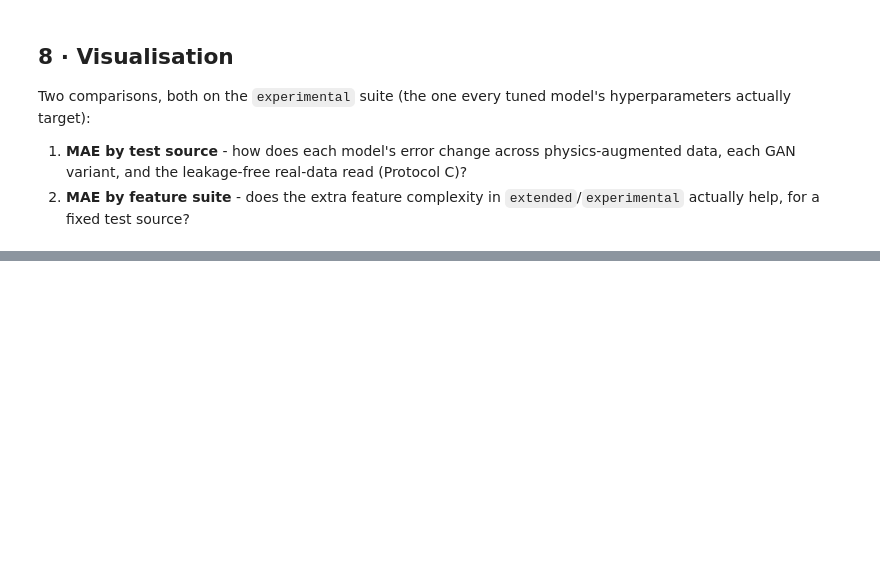
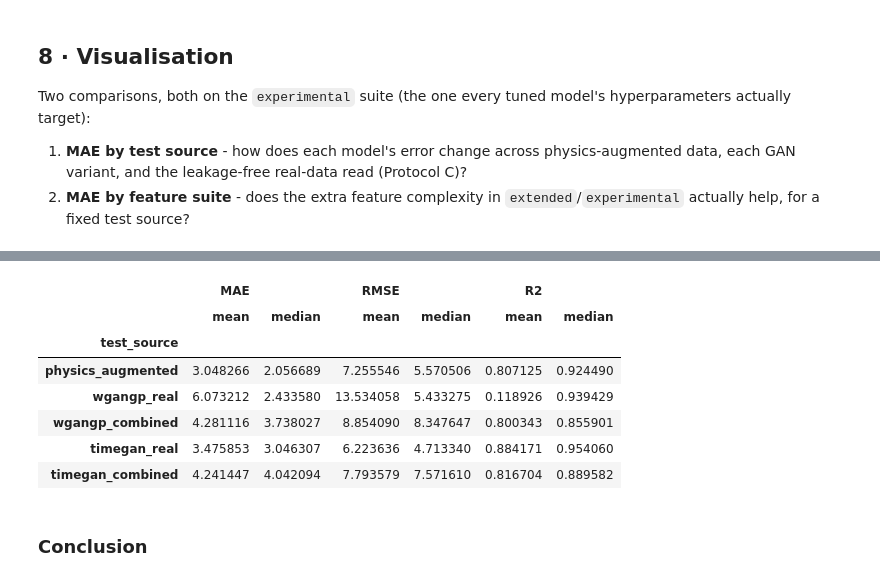
Before and after one commit to sorigh/pyocyanin-data-aug, a Jupyter notebook: notebooks/model_evaluation.ipynb, the cells around one changed output, grey strips where cells are left out. Cells and saved outputs as stored; diff of their text form; code cells hidden in the pictures; blank space fills up the shorter version.

```diff
--- a/notebooks/model_evaluation.ipynb
+++ b/notebooks/model_evaluation.ipynb
@@ -342,0 +408,21 @@ while) - a few questions the results above are set up to answer:
+# %%
+SYNTHETIC_SOURCES = ['physics_augmented', 'wgangp_real', 'wgangp_combined',
+                      'timegan_real', 'timegan_combined']
+
+synthetic_results = all_results[all_results['test_source'].isin(SYNTHETIC_SOURCES)]
+# experimental suite (what every tuned model targets) + cnn (no suite dimension)
+synthetic_exp = synthetic_results[(synthetic_results['suite'] == 'experimental') |
+                                   (synthetic_results['model'] == 'cnn')]
+
+fidelity_summary = (synthetic_exp.groupby('test_source')[['MAE', 'RMSE', 'R2']]
+                     .agg(['mean', 'median']).reindex(SYNTHETIC_SOURCES))
+fidelity_summary
+# %% [output]
+|  | MAE |  | RMSE |  | R2 |  |
+|  | mean | median | mean | median | mean | median |
+| test_source |  |  |  |  |  |  |
+| physics_augmented | 3.048266 | 2.056689 | 7.255546 | 5.570506 | 0.807125 | 0.924490 |
+| wgangp_real | 6.073212 | 2.433580 | 13.534058 | 5.433275 | 0.118926 | 0.939429 |
+| wgangp_combined | 4.281116 | 3.738027 | 8.854090 | 8.347647 | 0.800343 | 0.855901 |
+| timegan_real | 3.475853 | 3.046307 | 6.223636 | 4.713340 | 0.884171 | 0.954060 |
+| timegan_combined | 4.241447 | 4.042094 | 7.793579 | 7.571610 | 0.816704 | 0.889582 |
@@ -342,0 +447,2 @@ while) - a few questions the results above are set up to answer:
+# %% [markdown]
+### Conclusion
```
Also changed, not shown: parts of 14 cells of this notebook, 4 other files.
